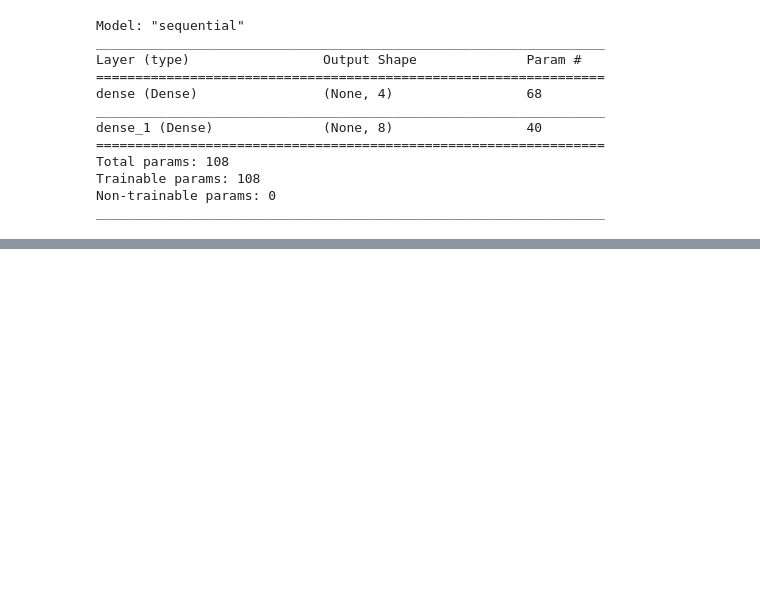
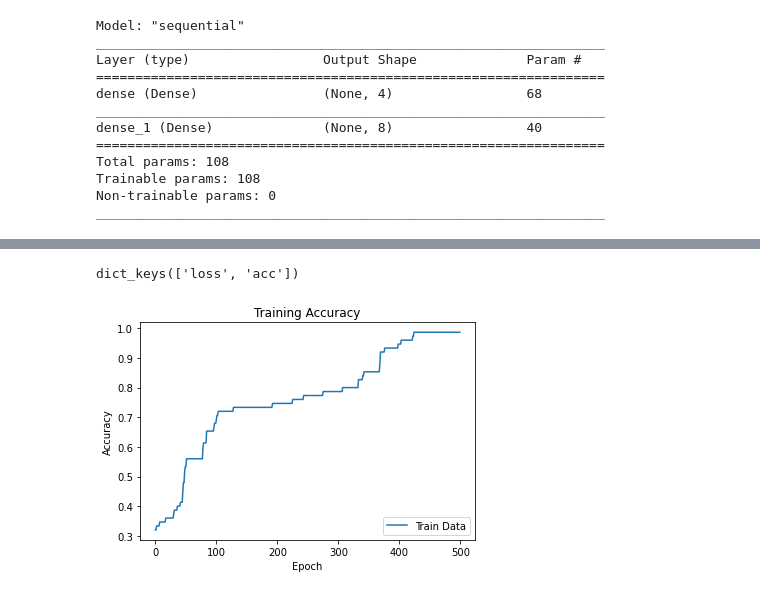
Before and after one commit to shaff183/brain-tumor-classification, a Jupyter notebook: neural_network.ipynb, the cells around one changed output, grey strips where cells are left out. Saved outputs shown, nothing was run; the diff lists cells and outputs as text; code cells hidden in the pictures; blank space fills up the shorter version.

```diff
--- a/neural_network.ipynb
+++ b/neural_network.ipynb
@@ -161,7 +161,7 @@ model.compile(optimizer='adam',
               metrics=['accuracy'])
 # %%
  # Fit (train) the model
-model.fit(
+history = model.fit(
     X_train_scaled,
     y_train_categorical,
     epochs=500,
@@ -197,0 +197,4 @@ Loss: 0.2132992148399353, Accuracy: 0.9615384340286255
+# %%
+print(history.history.keys())
+# %% [output]
+dict_keys(['loss', 'acc'])
@@ -197,0 +203,10 @@ Loss: 0.2132992148399353, Accuracy: 0.9615384340286255
+# %%
+#creating a plot to display accurancy over each epoch
+plt.plot(history.history['acc'])
+plt.title('Training Accuracy')
+plt.ylabel('Accuracy')
+plt.xlabel('Epoch')
+plt.legend(['Train Data'], loc='lower right')
+plt.show()
+# %% [output]
+[figure, added]
```
Also changed, not shown: parts of 3 cells of this notebook.
